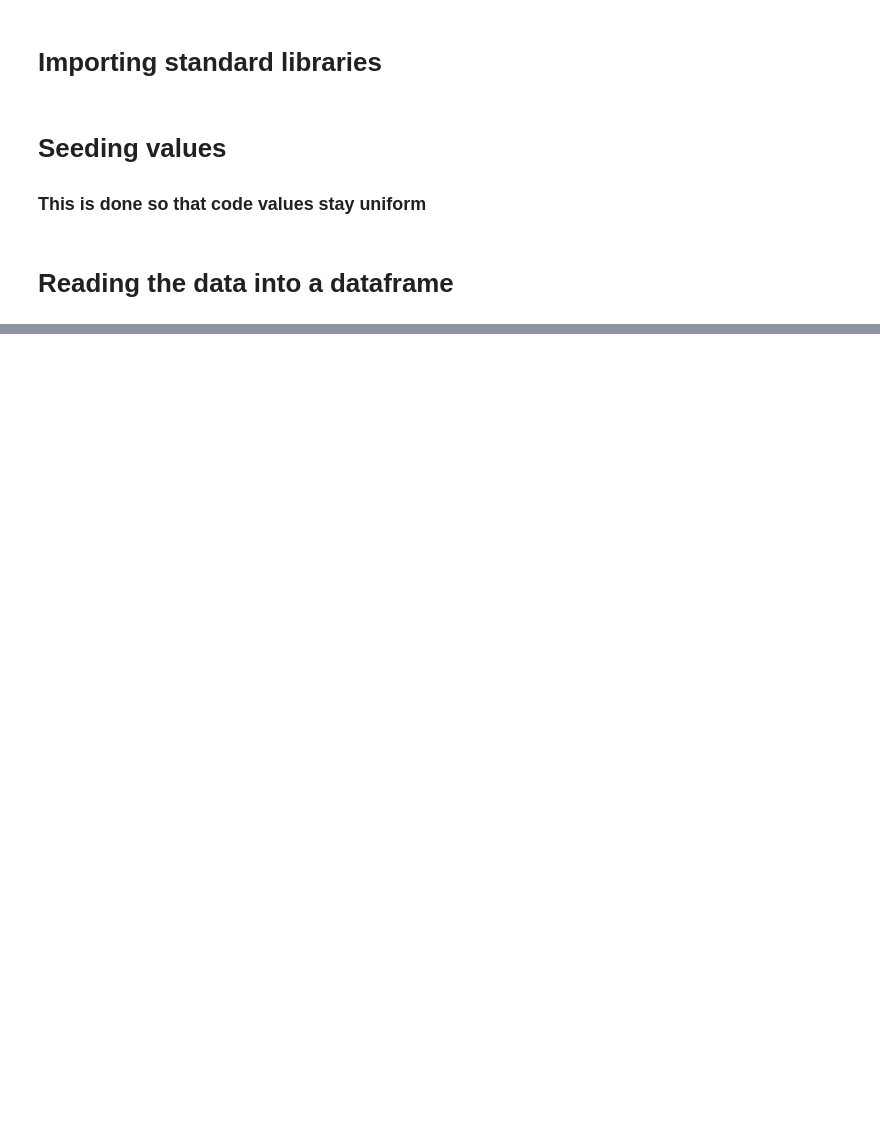
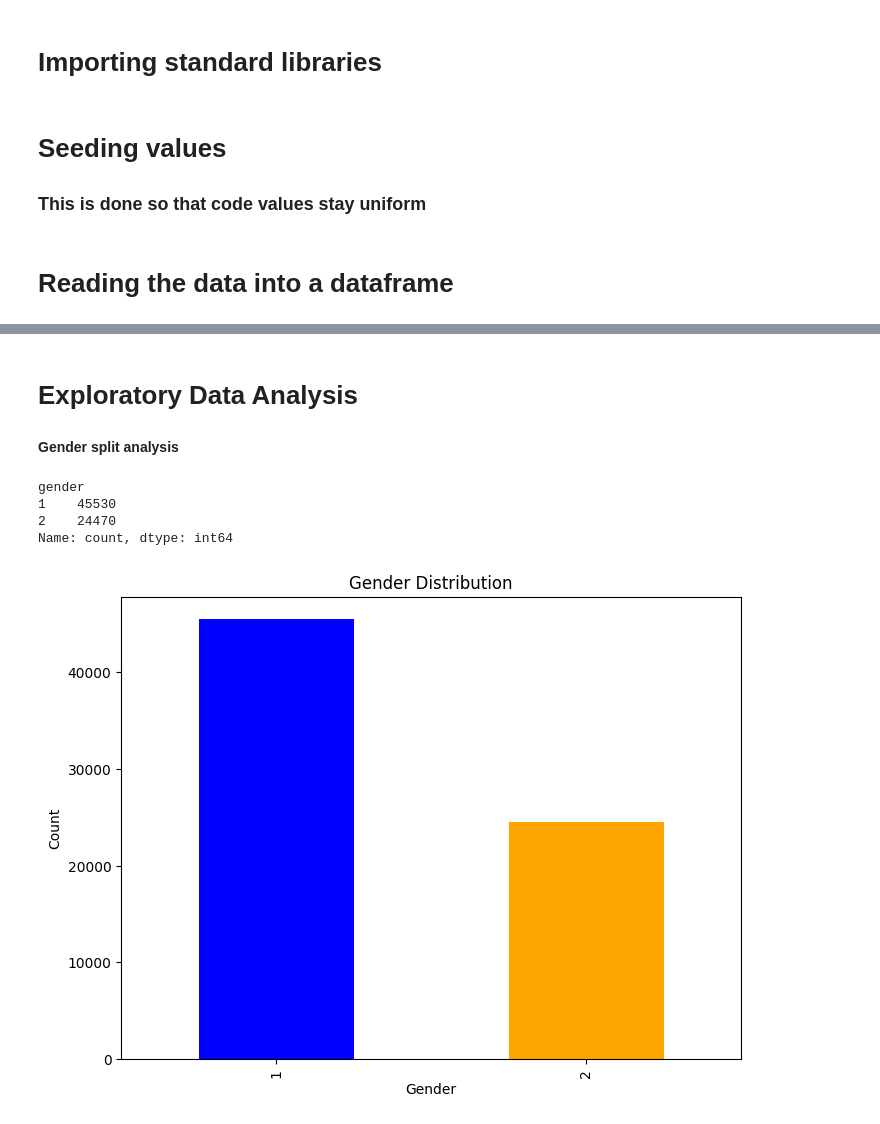
Before and after one commit to bradymiller2310/DS340_Project, a Jupyter notebook: Copy_of_Siamese.ipynb, the cells around one changed output, grey strips where cells are left out. Saved outputs shown, nothing was run; the diff lists cells and outputs as text; code cells hidden in the pictures; blank space fills up the shorter version.

```diff
--- a/Copy_of_Siamese.ipynb
+++ b/Copy_of_Siamese.ipynb
@@ -322,0 +25,8 @@ print([len(p01), len(p00), len(p11)])
+# %%
+file_path = '/content/drive/My Drive/DS340/cardio_train.csv'
+df = pd.read_csv(file_path, sep=";")
+
+#url = 'https://raw.githubusercontent.com/YoofKhaneja/Analyzing-Risk-of-CHD-with-Discriminative-NN/master/framingham.csv'
+#hd = pd.read_csv(url)
+
+df.head(10)
@@ -322,0 +45,7 @@ print([len(p01), len(p00), len(p11)])
+# %%
+# renaming some columns
+df = df.rename(columns={'ap_hi': 'sys_bp', 'ap_lo': 'dys_bp'})
+
+
+# making age variable from days to years
+df['age'] = df['age'].apply(lambda x: round(x/365, 3))
@@ -322,0 +72,25 @@ print([len(p01), len(p00), len(p11)])
+# %% [markdown]
+# **Exploratory Data Analysis**
+# %% [markdown]
+**Gender split analysis**
+# %%
+gender_counts = df['gender'].value_counts()
+print(gender_counts)
+
+# Plotting
+plt.figure(figsize=(8,6))
+gender_counts.plot(kind='bar', color=['blue', 'orange'])
+
+
+plt.title('Gender Distribution')
+plt.xlabel('Gender')
+plt.ylabel('Count')
+
+# Display the plot
+plt.show()
+# %% [output]
+gender
+1    45530
+2    24470
+Name: count, dtype: int64
+[figure, added]
```
Also changed, not shown: parts of 64 cells of this notebook.
